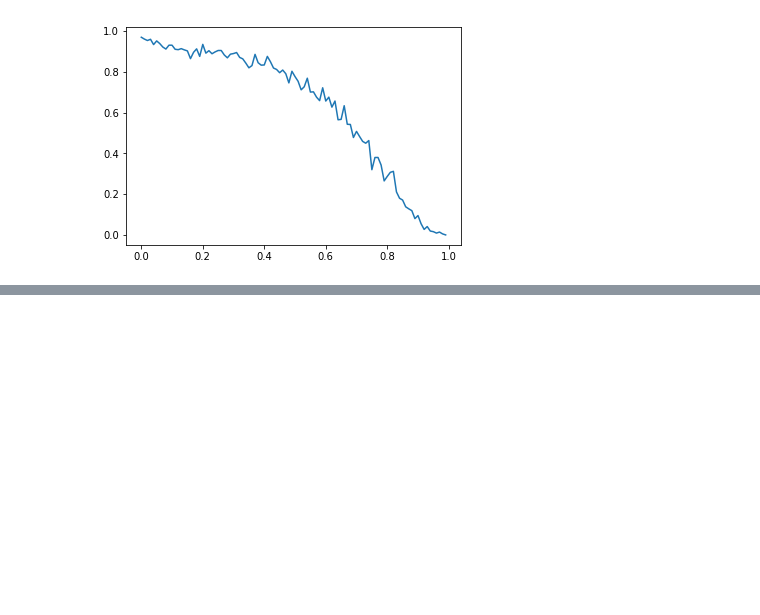
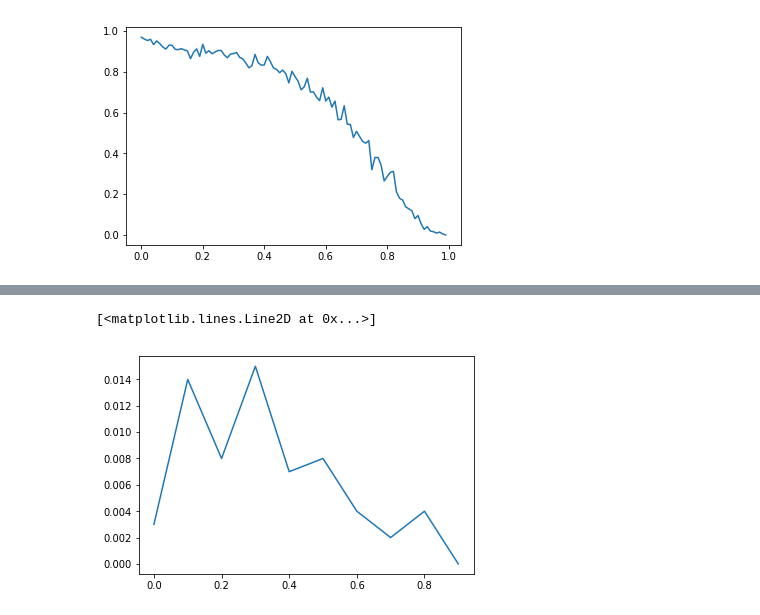
Before and after one commit to xihajun/Data-Science-Deep-learning-Sam-Jun, a Jupyter notebook: documents/documents/Mislabeled data.ipynb, the cells around one changed output, grey strips where cells are left out. Cells and saved outputs as stored; diff of their text form; code cells hidden in the pictures; blank space fills up the shorter version.

```diff
--- a/documents/documents/Mislabeled data.ipynb
+++ b/documents/documents/Mislabeled data.ipynb
@@ -270,6 +270,27 @@ def plot_acc_prob_curve(prob):
     diff = list(map(find_diff, prediction_list, label_list))
     count = diff.count(True)/len(diff)
     return(count)
+
+def plot_acc_prob_curve_10000(prob):
+    x_train, y_train, y_train_small = misslabeled_data_genelization(loops=10000, prob=prob)
+    # assume that we have got our data x_train y_train
+    # now we are going to train it in our model
+    model = Sequential()
+    model.add(Dense(20, input_dim=x_train.shape[1], activation='relu'))
+    model.add(Dense(20, activation='relu'))
+    model.add(Dense(y_train.shape[1], activation='sigmoid'))
+    # change loss from possion to binary it works well :P
+    model.compile(loss='binary_crossentropy', optimizer='adam', metrics=['accuracy'])
+    model.fit(x_train,y_train,epochs = 200, batch_size = 1000)
+
+
+    x_train, y_train, y_train_small = data_genelization()
+    model.evaluate(x_train, y_train)
+
+    prediction_list, label_list = predict_results_only_2(model, x_train, y_train)
+    diff = list(map(find_diff, prediction_list, label_list))
+    count = diff.count(True)/len(diff)
+    return(count)
 # %%
 It takes hours
 # %%
@@ -308,3 +309,5 @@ plt.plot(np.arange(0,1,.01),plotinfo)
 [figure]
 # %%
 # DL algorithms are quite robust to random errors in the training set
+# %%
+plotinfo = list(map(plot_acc_prob_curve_10000,np.arange(0,1,.1)))
@@ -310,0 +333,6 @@ plt.plot(np.arange(0,1,.01),plotinfo)
+# %%
+import matplotlib.pyplot as plt
+plt.plot(np.arange(0,1,.1),plotinfo)
+# %% [output]
+[<matplotlib.lines.Line2D at 0x...>]
+[figure, added]
```
Also changed, not shown: parts of 4 cells of this notebook.
